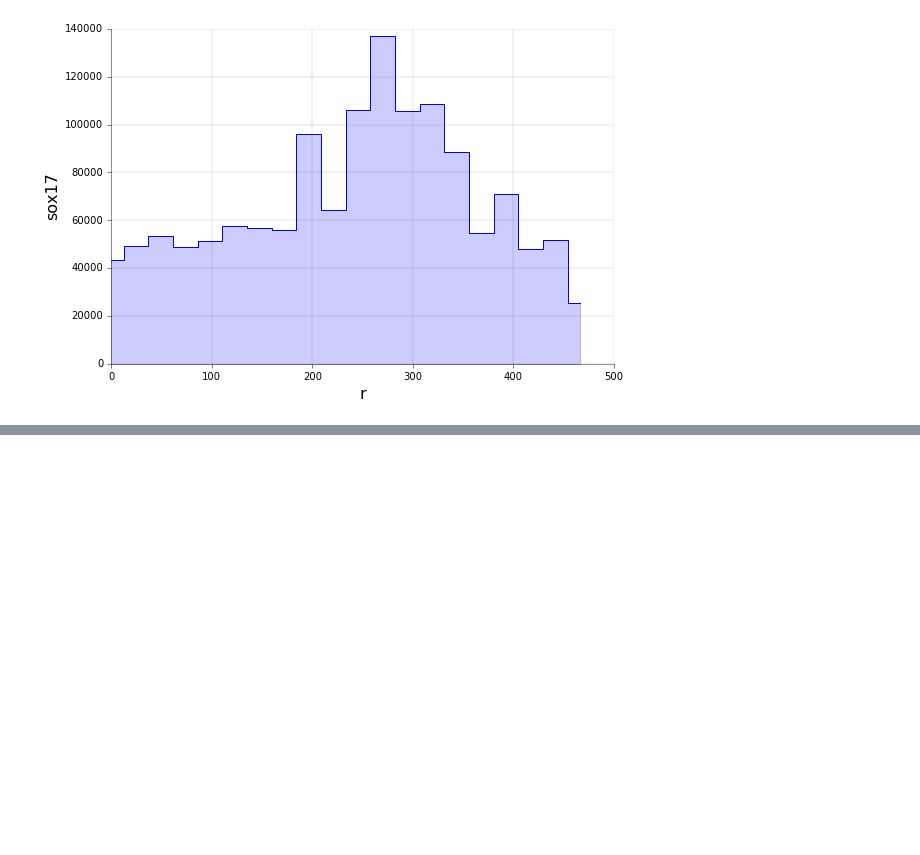
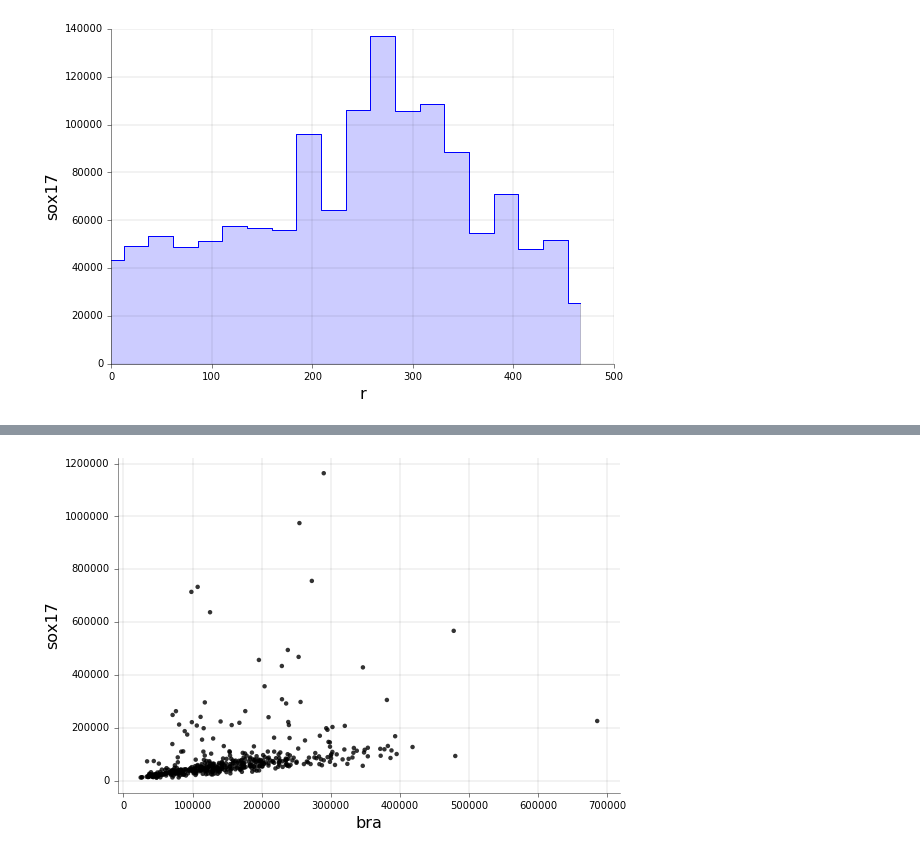
Before and after one commit to jjmetzger/stemcell_segmentation, a Jupyter notebook: watershed3d.ipynb, the cells around one changed output, grey strips where cells are left out. Cells and saved outputs as stored; diff of their text form; code cells hidden in the pictures; blank space fills up the shorter version.

```diff
--- a/watershed3d.ipynb
+++ b/watershed3d.ipynb
@@ -141,0 +152,4 @@ watershed3d.nice_spines(ax)
+# %%
+w.coexpression_per_cell('bra', 'sox17', only_selected_cells=1)
+# %% [output]
+[figure, added]
```
Also changed, not shown: parts of 7 cells of this notebook, 2 other files.
